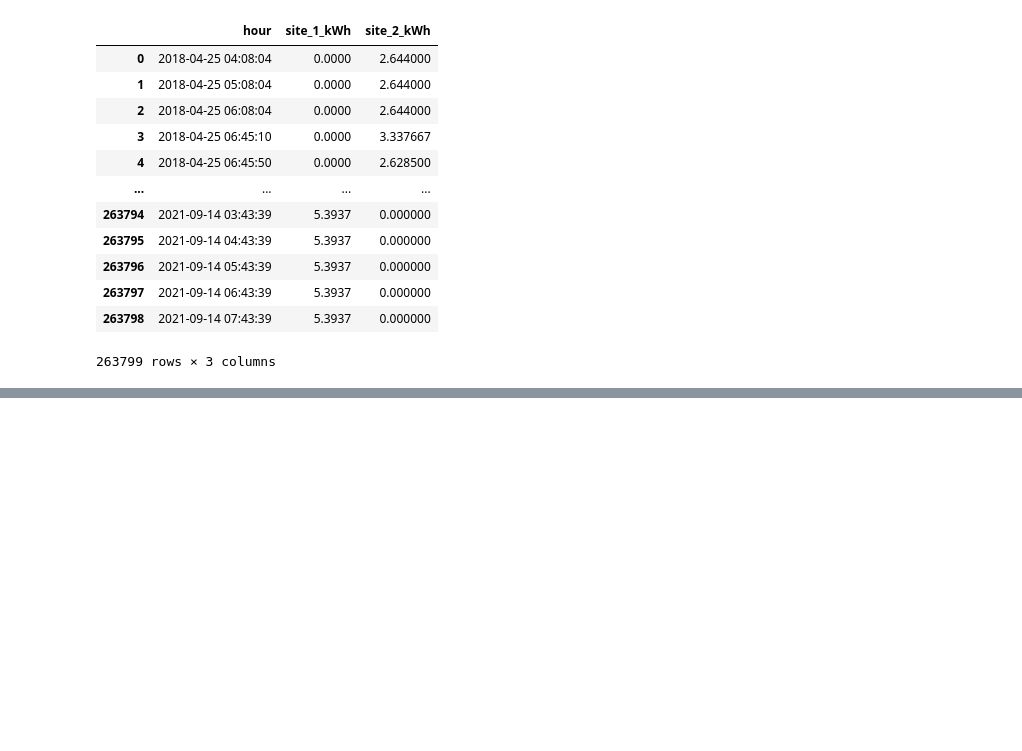
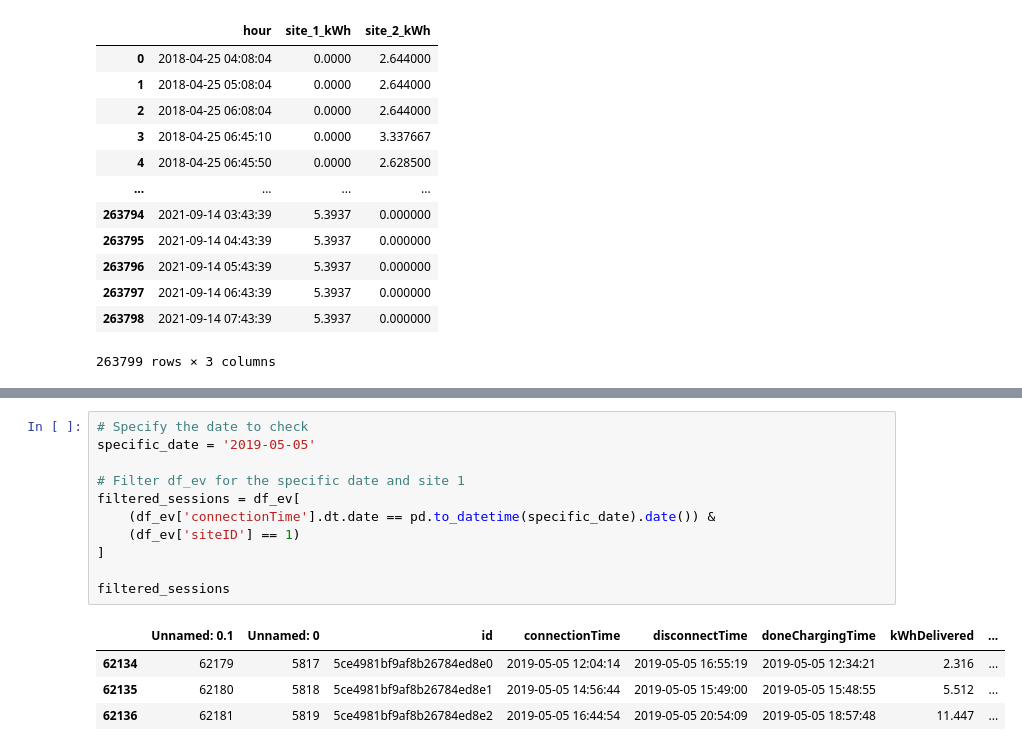
Before and after one commit to JanRkck/AA24, a Jupyter notebook: energy_delivered_kpi.ipynb, the cells around one changed output, grey strips where cells are left out. Cells and saved outputs as stored; diff of their text form; blank space fills up the shorter version.

```diff
--- a/energy_delivered_kpi.ipynb
+++ b/energy_delivered_kpi.ipynb
@@ -103,0 +166,16 @@ hourly_kwh
+# %%
+# Specify the date to check
+specific_date = '2019-05-05'
+
+# Filter df_ev for the specific date and site 1
+filtered_sessions = df_ev[
+    (df_ev['connectionTime'].dt.date == pd.to_datetime(specific_date).date()) &
+    (df_ev['siteID'] == 1)
+]
+
+filtered_sessions
+# %% [output]
+|  | Unnamed: 0.1 | Unnamed: 0 | id | connectionTime | disconnectTime | doneChargingTime | kWhDelivered | ... |
+| 62134 | 62179 | 5817 | 5ce4981bf9af8b26784ed8e0 | 2019-05-05 12:04:14 | 2019-05-05 16:55:19 | 2019-05-05 12:34:21 | 2.316 | ... |
+| 62135 | 62180 | 5818 | 5ce4981bf9af8b26784ed8e1 | 2019-05-05 14:56:44 | 2019-05-05 15:49:00 | 2019-05-05 15:48:55 | 5.512 | ... |
+| 62136 | 62181 | 5819 | 5ce4981bf9af8b26784ed8e2 | 2019-05-05 16:44:54 | 2019-05-05 20:54:09 | 2019-05-05 18:57:48 | 11.447 | ... |
```
Also changed, not shown: parts of 6 cells of this notebook.
